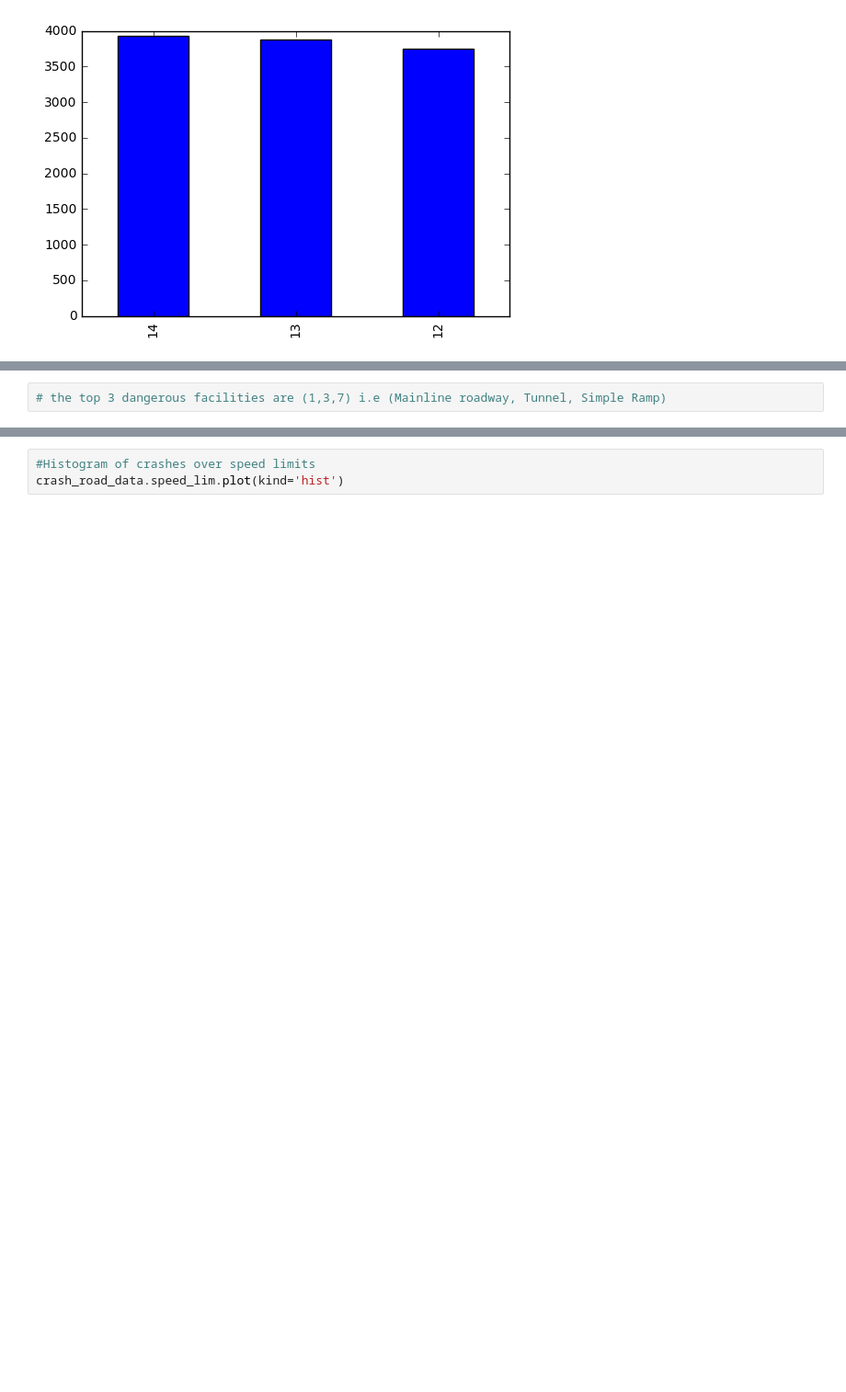
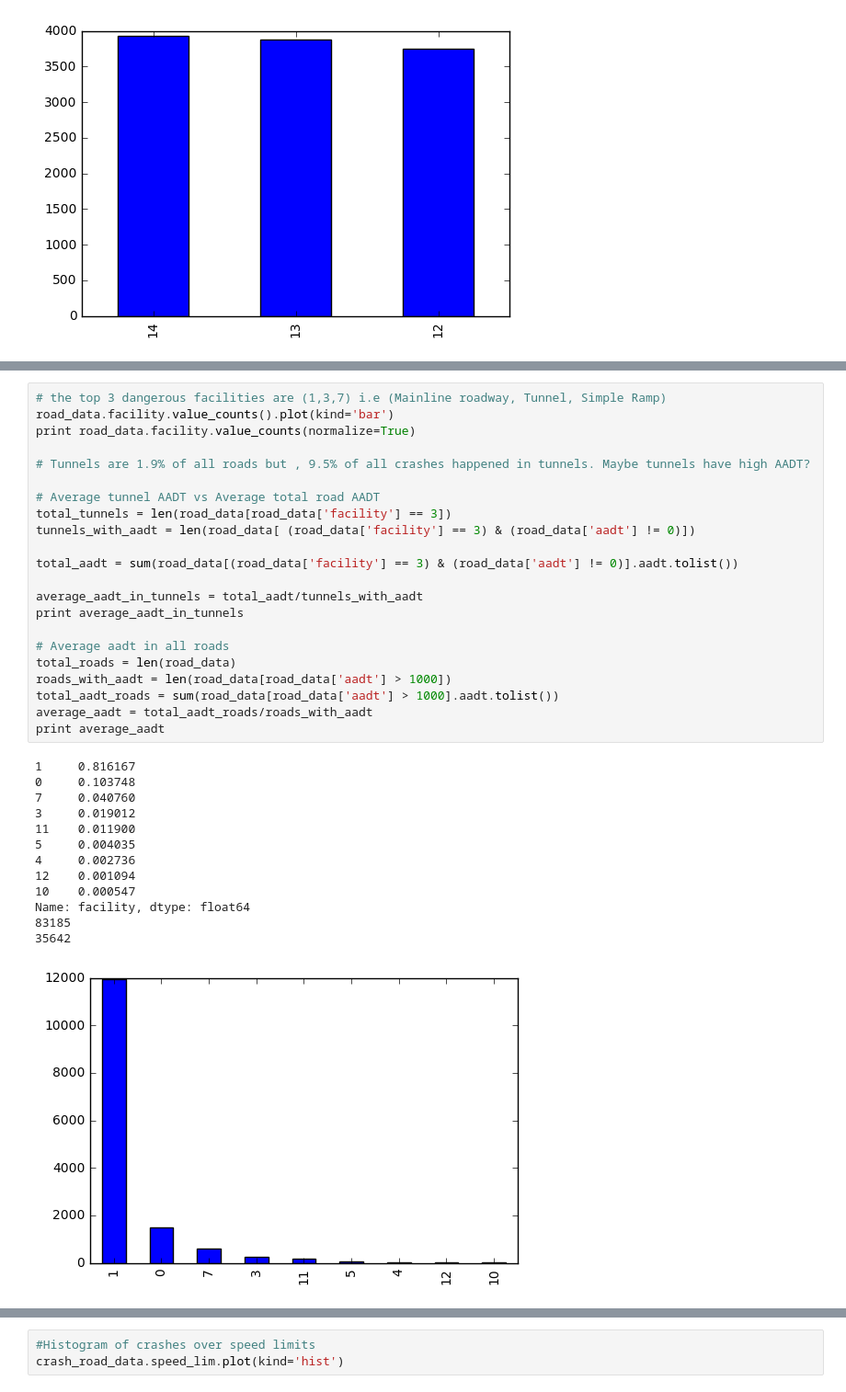
Before and after one commit to insight-lane/crash-model, a Jupyter notebook: notebooks/data_explore_12_14_crashes_road_details.ipynb, the cells around one changed output, grey strips where cells are left out. Shown at 92% size. Saved outputs shown, nothing was run; the diff lists cells and outputs as text; blank space fills up the shorter version.

```diff
--- a/notebooks/data_explore_12_14_crashes_road_details.ipynb
+++ b/notebooks/data_explore_12_14_crashes_road_details.ipynb
@@ -124,2 +163,36 @@ crash_road_data.facility.value_counts().plot(kind='bar')
-# %%
-# the top 3 dangerous facilities are (1,3,7) i.e (Mainline roadway, Tunnel, Simple Ramp)
+# %%
+# the top 3 dangerous facilities are (1,3,7) i.e (Mainline roadway, Tunnel, Simple Ramp)
+road_data.facility.value_counts().plot(kind='bar')
+print road_data.facility.value_counts(normalize=True)
+
+# Tunnels are 1.9% of all roads but , 9.5% of all crashes happened in tunnels. Maybe tunnels have high AADT?
+
+# Average tunnel AADT vs Average total road AADT
+total_tunnels = len(road_data[road_data['facility'] == 3])
+tunnels_with_aadt = len(road_data[ (road_data['facility'] == 3) & (road_data['aadt'] != 0)])
+
+total_aadt = sum(road_data[(road_data['facility'] == 3) & (road_data['aadt'] != 0)].aadt.tolist())
+
+average_aadt_in_tunnels = total_aadt/tunnels_with_aadt
+print average_aadt_in_tunnels
+
+# Average aadt in all roads
+total_roads = len(road_data)
+roads_with_aadt = len(road_data[road_data['aadt'] > 1000])
+total_aadt_roads = sum(road_data[road_data['aadt'] > 1000].aadt.tolist())
+average_aadt = total_aadt_roads/roads_with_aadt
+print average_aadt
+# %% [output]
+1     0.816167
+0     0.103748
+7     0.040760
+3     0.019012
+11    0.011900
+5     0.004035
+4     0.002736
+12    0.001094
+10    0.000547
+Name: facility, dtype: float64
+83185
+35642
+[figure, added]
```
Also changed, not shown: parts of 22 cells of this notebook.
